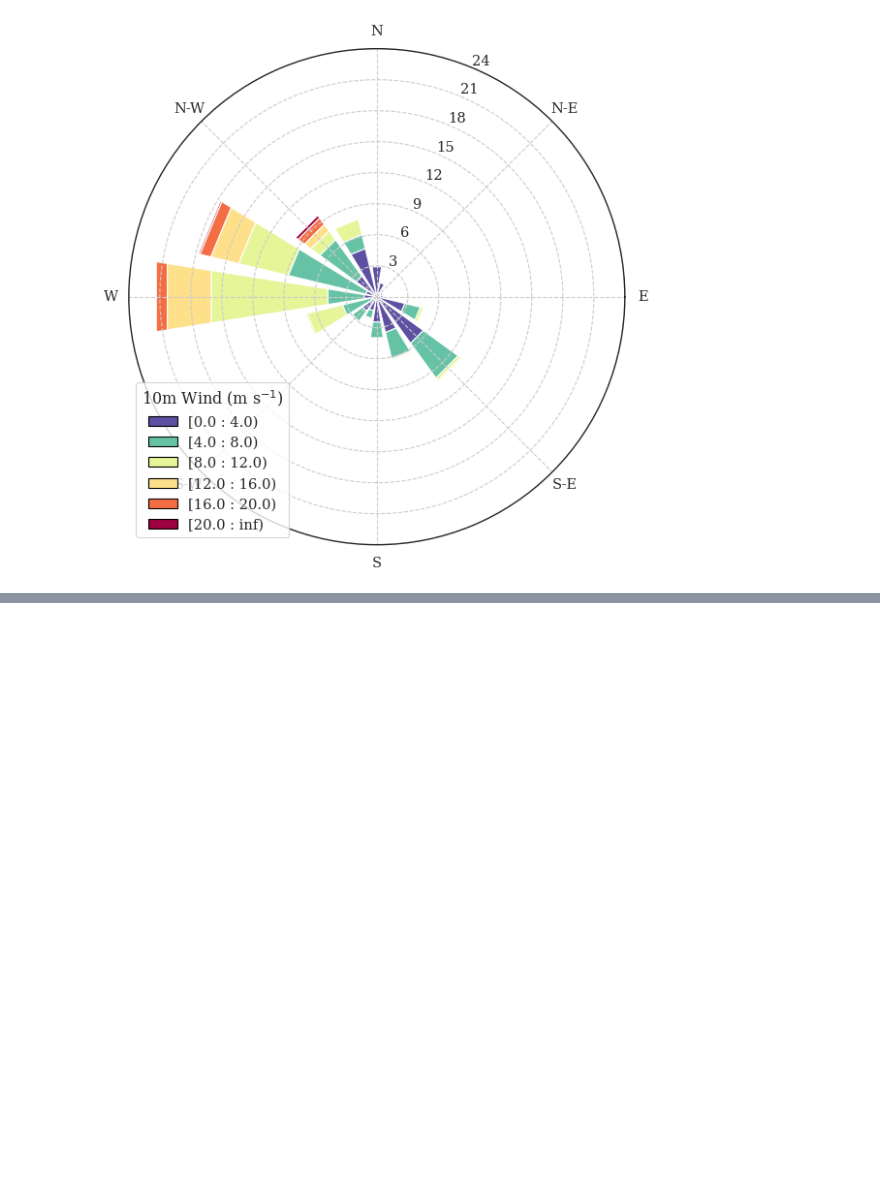
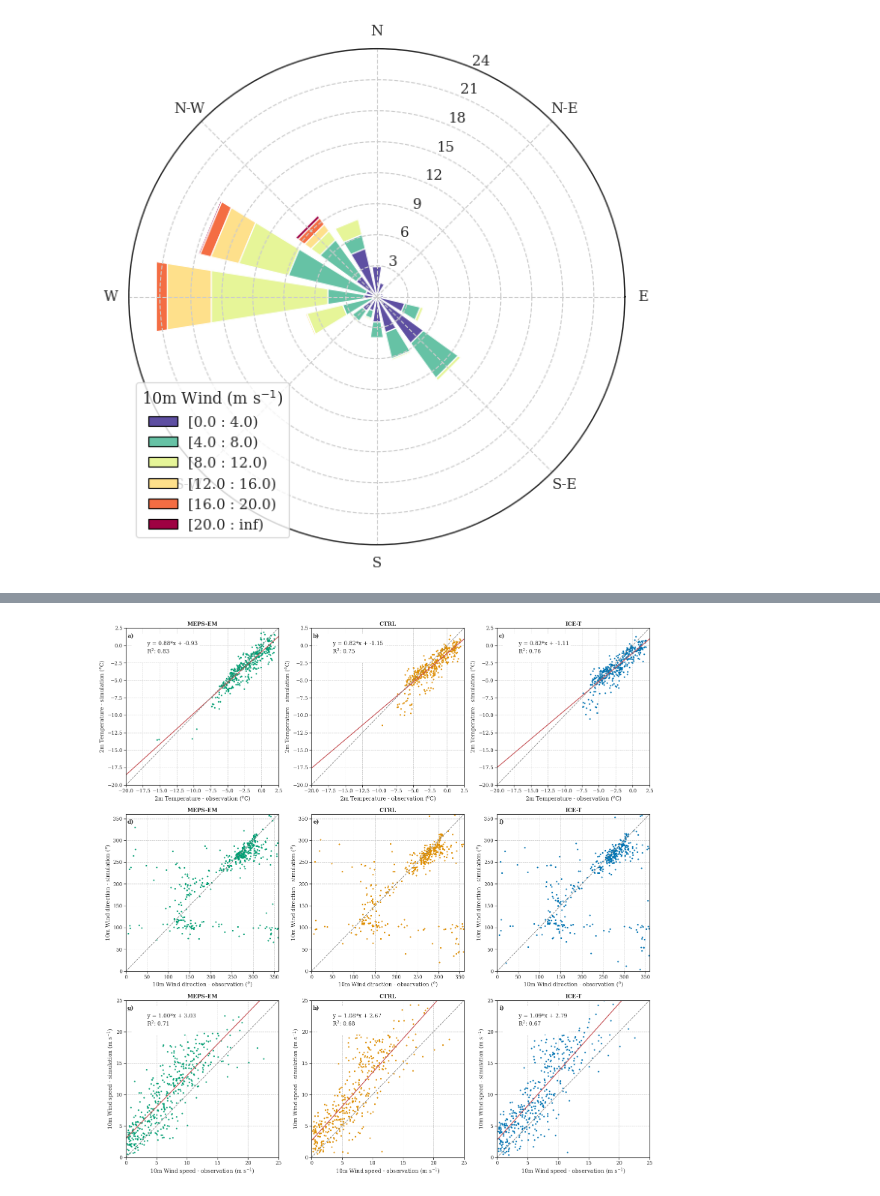
Before and after one commit to franzihe/Haukeliseter_16_17, a Jupyter notebook: write_nc_precip_day_wind_regime_temp_condition_V2.ipynb, the cells around one changed output, grey strips where cells are left out. Saved outputs shown, nothing was run; the diff lists cells and outputs as text; code cells hidden in the pictures; blank space fills up the shorter version.

```diff
--- a/write_nc_precip_day_wind_regime_temp_condition_V2.ipynb
+++ b/write_nc_precip_day_wind_regime_temp_condition_V2.ipynb
@@ -795,0 +847,96 @@ for mr in meps_run:
+# %%
+fig, axsm = plt.subplots(3, 3, figsize = [7*3, 7*3])
+axs = axsm.flatten()
+cc = [sns.color_palette("colorblind",5)[2],
+      sns.color_palette("colorblind",5)[1],
+      sns.color_palette("colorblind",5)[0]]
+
+# 2m temp
+for i, mr,k in zip(range(3), meps_run, cc):
+    axs[i].scatter(obs['2T_hourly'].where(obs['2T_hourly'] < 2.).where(obs['precip_hourly'] > 0),
+                   meps[mr]['2T'].where(meps[mr]['2T'] < 2.).where(meps[mr]['precip'] > 0),
+                   color = k, marker='.', )
+
+    annoate_correlation(axs[i],
+                        obs['2T_hourly'].where(obs['2T_hourly'] < 2.).where(obs['precip_hourly'] > 0),
+                        meps[mr]['2T'].where(meps[mr]['2T'] < 2.).where(meps[mr]['precip'] > 0), var = 'temp')
+
+
+
+    axs[i].plot([0, 1], [0, 1], transform=axs[i].transAxes, ls='--', color='grey')
+    axs[i].text(0.03, 0.95,
+                    fig_label[i],
+                    fontweight='bold',
+                    horizontalalignment='center',
+                    verticalalignment='center',
+                    transform = axs[i].transAxes)
+    axs[i].set_title(meps_run[i], fontweight = 'bold')
+
+    axs[i].set_ylim([-20, 2.5])
+    axs[i].set_xlim([-20, 2.5])
+    axs[i].set_ylabel('2m Temperature - simulation ($^{o}$C)')
+    axs[i].set_xlabel('2m Temperature - observation ($^{o}$C)')
+
+# 10m WD
+for i, mr,k in zip(np.arange(3, 6), meps_run, cc):
+    axs[i].scatter(obs['WD_hourly'].where(obs['2T_hourly'] < 2.).where(obs['precip_hourly'] > 0),
+                   meps[mr]['WD'].where(meps[mr]['2T'] < 2.).where(meps[mr]['precip'] > 0), color = k, marker='.', )
+
+#    annoate_correlation(axs[i],
+ #                       obs['WD_hourly'].where(obs['2T_hourly'] < 2.).where(obs['precip_hourly'] > 0),
+  #                      meps[mr]['WD'].where(meps[mr]['2T'] < 2.).where(meps[mr]['precip'] > 0))
+
+
+
+    axs[i].plot([0, 1], [0, 1], transform=axs[i].transAxes, ls='--', color='grey')
+    axs[i].text(0.03, 0.95,
+                    fig_label[i],
+                    fontweight='bold',
+                    horizontalalignment='center',
+                    verticalalignment='center',
+                    transform = axs[i].transAxes)
+    axs[i].set_title(meps_run[i-3], fontweight = 'bold')
+
+    axs[i].set_ylim([0, 360.])
+    axs[i].set_xlim([0, 360.])
+    axs[i].set_ylabel('10m Wind direction - simulation ($^{o}$)')
+    axs[i].set_xlabel('10m Wind direction - observation ($^{o}$)')
+
+# 10m WS
+for i, mr,k in zip(np.arange(6, 9), meps_run, cc):
+    axs[i].scatter(obs['WS_hourly'].where(obs['2T_hourly'] < 2.).where(obs['precip_hourly'] > 0),
+                   meps[mr]['WS'].where(meps[mr]['2T'] < 2.).where(meps[mr]['precip'] > 0),
+                   color = k, marker='.', )
+
+    annoate_correlation(axs[i],
+                        obs['WS_hourly'].where(obs['2T_hourly'] < 2.).where(obs['precip_hourly'] > 0),
+                        meps[mr]['WS'].where(meps[mr]['2T'] < 2.).where(meps[mr]['precip'] > 0), var = 'ws')
+
+
+
+    axs[i].plot([0, 1], [0, 1], transform=axs[i].transAxes, ls='--', color='grey')
+    axs[i].text(0.03, 0.95,
+                    fig_label[i],
+                    fontweight='bold',
+                    horizontalalignment='center',
+                    verticalalignment='center',
+                    transform = axs[i].transAxes)
+    axs[i].set_title(meps_run[i-6], fontweight = 'bold')
+
+    axs[i].set_ylim([0, 25.])
+    axs[i].set_xlim([0, 25.])
+    axs[i].set_ylabel('10m Wind speed - simulation (m s$^{-1}$)')
+    axs[i].set_xlabel('10m Wind speed - observation (m s$^{-1}$)')
+
+
+
+
+plt.tight_layout()
+if savefig == 1:
+        cF.createFolder('%s/' %(figdir))
+        fig_name = 'winter_16_17_correlation.'+form
+        plt.savefig('%s/%s' %(figdir, fig_name), format = form, bbox_inches='tight', transparent=True)
+        print('plot saved: %s/%s' %(figdir, fig_name))
+        plt.close()
+# %% [output]
+[figure, added]
```
Also changed, not shown: parts of 25 cells of this notebook.
